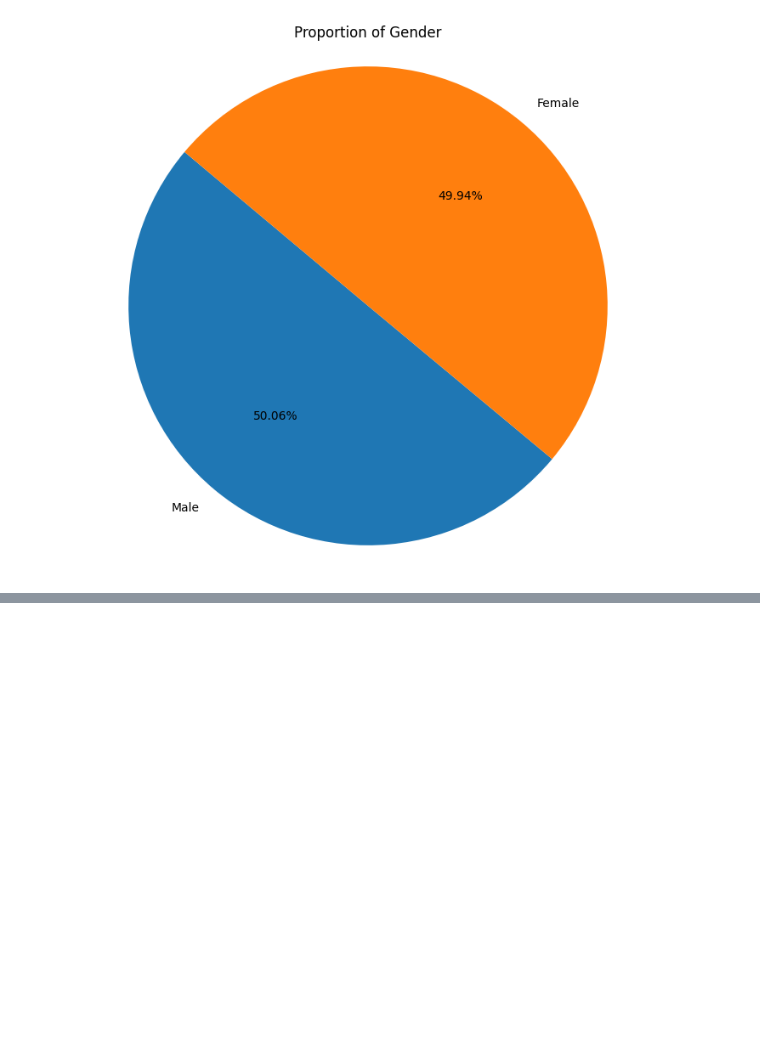
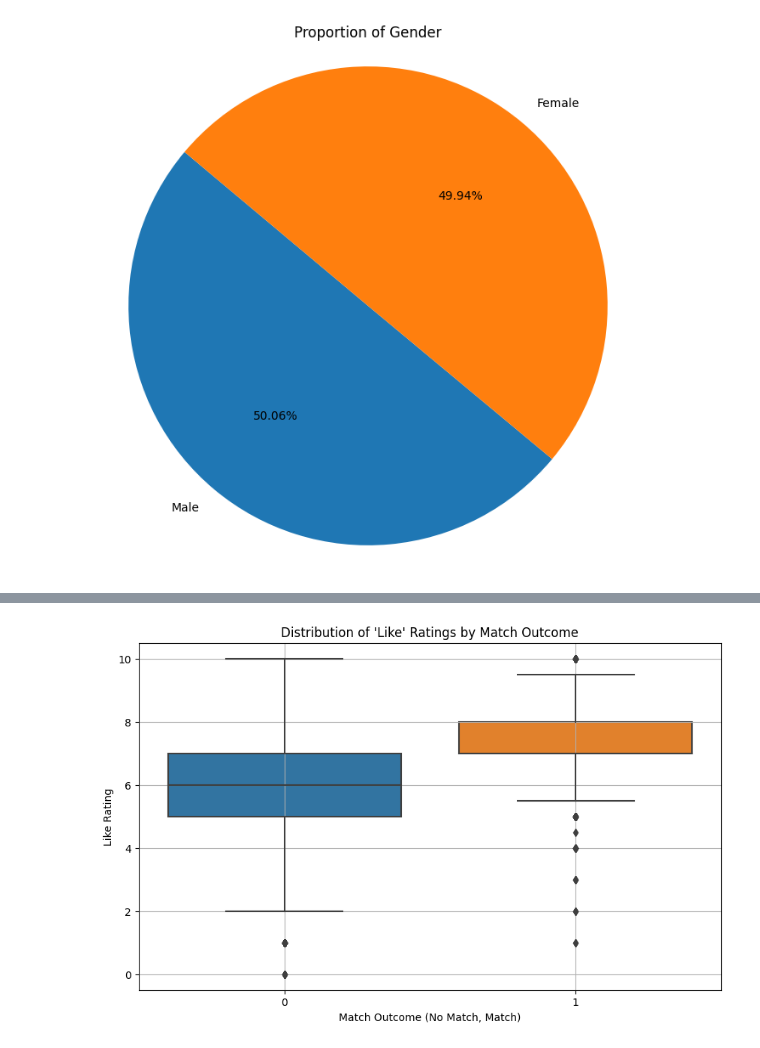
Before and after one commit to meralegre/capstone, a Jupyter notebook: eda_preprocessing.ipynb, the cells around one changed output, grey strips where cells are left out. Saved outputs shown, nothing was run; the diff lists cells and outputs as text; code cells hidden in the pictures; blank space fills up the shorter version.

```diff
--- a/eda_preprocessing.ipynb
+++ b/eda_preprocessing.ipynb
@@ -219,0 +296,13 @@ plt.show()
+# %%
+# Correlation between 'like' ratings and match outcomes
+# visualize how 'like' ratings given during the event correlate with the chance of a match.
+
+plt.figure(figsize=(10, 6))
+sns.boxplot(x='match', y='like', data=df_renamed)
+plt.title("Distribution of 'Like' Ratings by Match Outcome")
+plt.xlabel('Match Outcome (No Match, Match)')
+plt.ylabel('Like Rating')
+plt.grid(True)
+plt.show()
+# %% [output]
+[figure, added]
```
Also changed, not shown: parts of 11 cells of this notebook, 6 other files.
